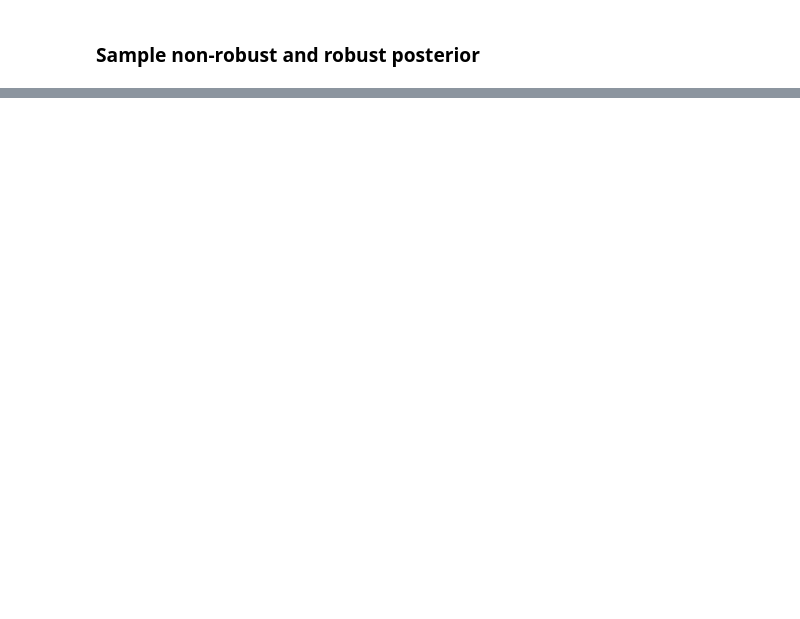
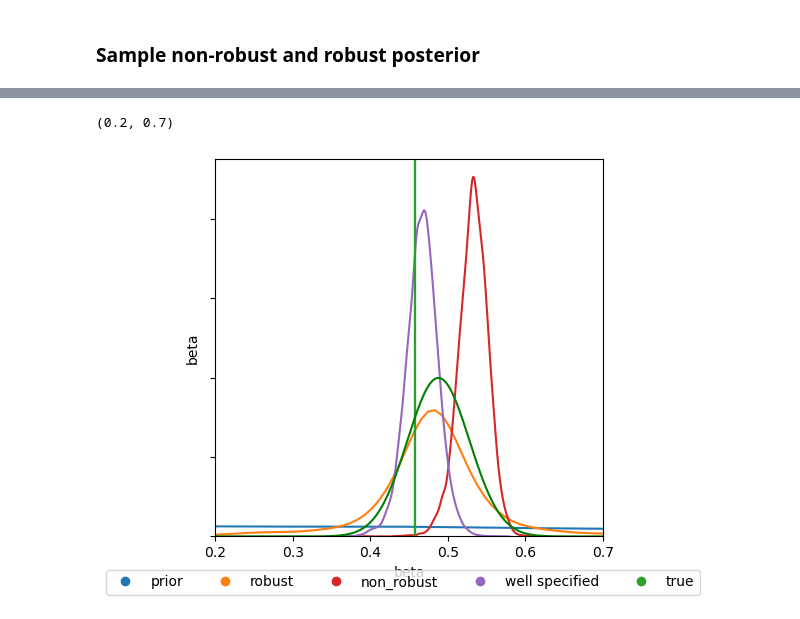
Before and after one commit to danielward27/rnpe, a Jupyter notebook: examples/frazier_gaussian.ipynb, the cells around one changed output, grey strips where cells are left out. Saved outputs shown, nothing was run; the diff lists cells and outputs as text; code cells hidden in the pictures; blank space fills up the shorter version.

```diff
--- a/examples/frazier_gaussian.ipynb
+++ b/examples/frazier_gaussian.ipynb
@@ -167,0 +167,21 @@ pairplot(posteriors.values(), theta_true, col_names = ["beta", "gamma"], names=n
+# %%
+# Get true dgp posterior
+sum_y = s_obs[0]*s_std[0]*x_dim
+likelihood_std = 2  # for p(theta|y)
+prior_std = 5
+mu = (sum_y/likelihood_std**2) * (1/prior_std**2 + x_dim/likelihood_std**2)**(-1)
+std = jnp.sqrt((1/prior_std**2 + x_dim/likelihood_std**2)**(-1))
+mu = (mu - theta_mean) / theta_std
+std = std / theta_std
+# %%
+from jax.scipy.stats import norm
+
+x = jnp.linspace(0, 1, 500)
+y = jnp.exp(norm.logpdf(x, loc = mu, scale=std))
+# %%
+pairplot(list(posteriors.values()), theta_true, col_names = ["beta", "gamma"], names=names, trim_quantile=0.05)
+plt.plot(x, y, color="green")
+plt.xlim(0.2, 0.7)
+# %% [output]
+(0.2, 0.7)
+[figure, added]
```
Also changed, not shown: parts of 11 cells of this notebook, 5 other files.
